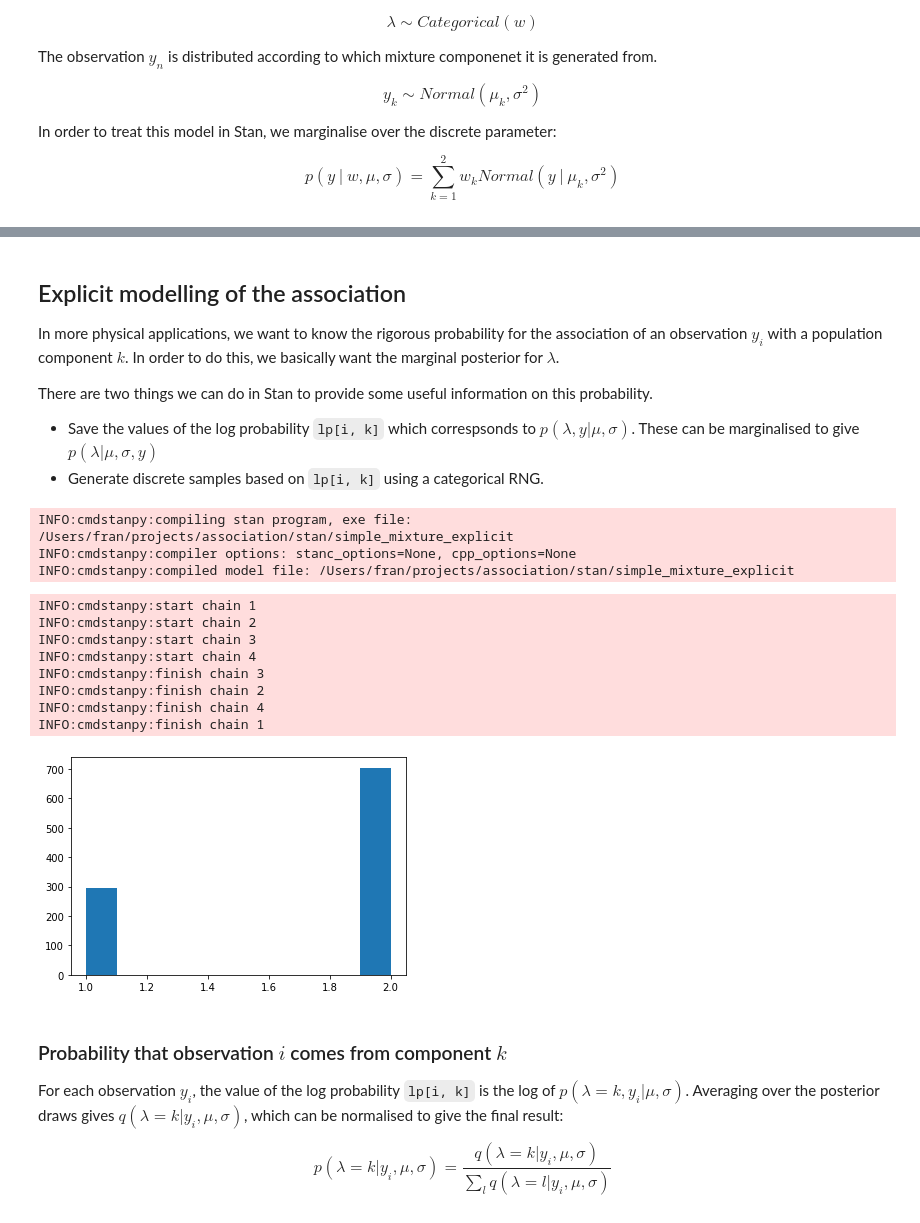
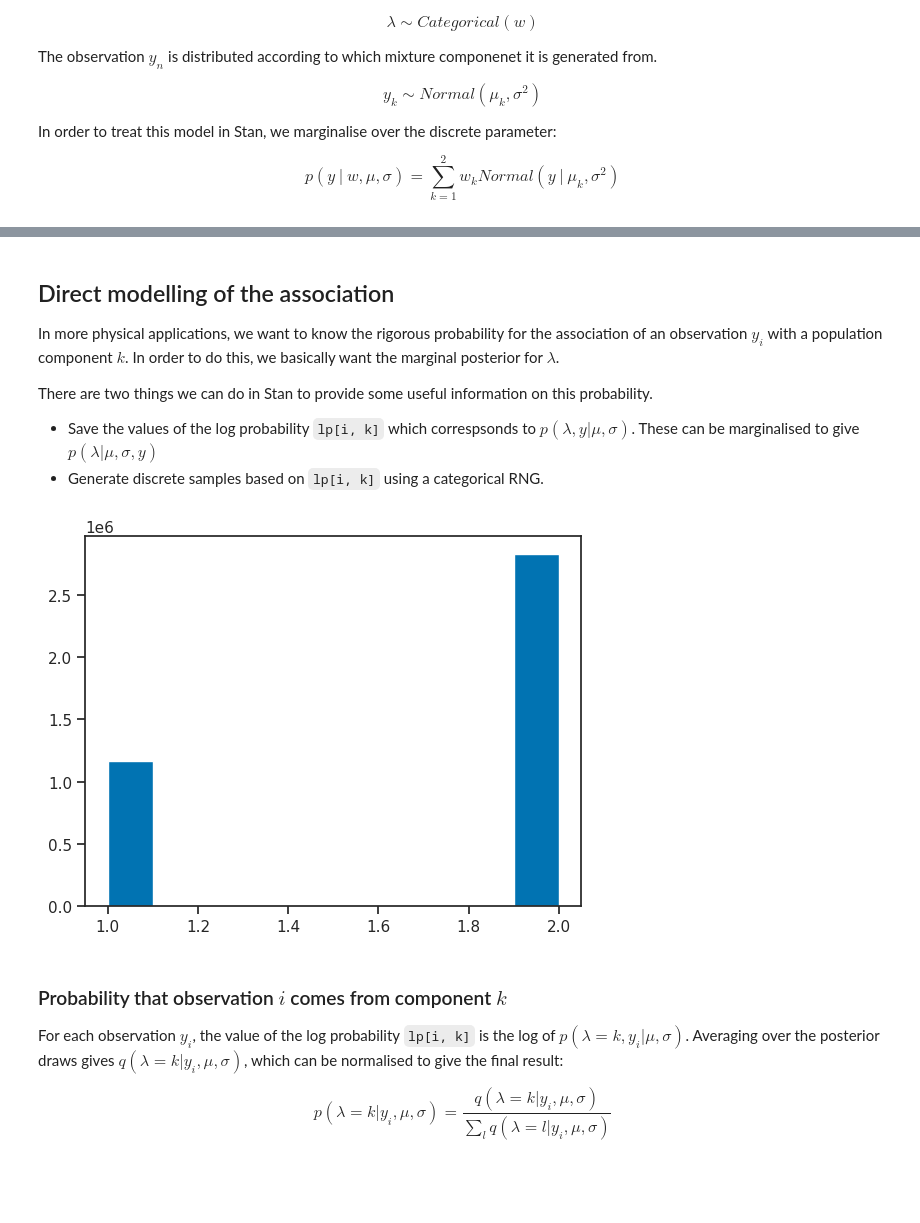
Before and after one commit to cescalara/association, a Jupyter notebook: association.ipynb, the cells around one changed output, grey strips where cells are left out. Cells and saved outputs as stored; diff of their text form; code cells hidden in the pictures; blank space fills up the shorter version.

```diff
--- a/association.ipynb
+++ b/association.ipynb
@@ -12,7 +17,7 @@ import cmdstanpy
 # %%
 # for nice plots when shown on GitHub nb viewer
 import seaborn as sns
-sns.set_context('talk')
+sns.set_context('notebook')
 sns.set_style('ticks')
 sns.set_palette('colorblind')
 # %% [markdown]
@@ -54,6 +55,6 @@ simu = simulation.sample(data=simu_parameters, fixed_param=True,
                          iter_sampling=1, chains=1, seed=42)
 
 # plot the simulation
-y_simu = simu.stan_variable("y").values[0]
+y_simu = simu.stan_variable("y")[0]
 plt.hist(y_simu);
 # %% [output]
@@ -90,5 +84,5 @@ plt.legend()
 # %% [markdown]
-## Explicit modelling of the association
+## Direct modelling of the association
 
 In more physical applications, we want to know the rigorous probability for the association of an observation $y_i$ with a population component $k$. In order to do this, we basically want the marginal posterior for $\lambda$.
 
@@ -98,31 +92,18 @@ There are two things we can do in Stan to provide some useful information on thi
 * Generate discrete samples based on `lp[i, k]` using a categorical RNG.
 # %%
 # compile a new model for the problem
-explicit_model_file = 'stan/simple_mixture_explicit.stan'
-explicit_model = cmdstanpy.CmdStanModel(stan_file=explicit_model_file)
+direct_model_file = 'stan/simple_mixture_direct.stan'
+direct_model = cmdstanpy.CmdStanModel(stan_file=direct_model_file)
-# %% [output]
-INFO:cmdstanpy:compiling stan program, exe file: /Users/fran/projects/association/stan/simple_mixture_explicit
-INFO:cmdstanpy:compiler options: stanc_options=None, cpp_options=None
-INFO:cmdstanpy:compiled model file: /Users/fran/projects/association/stan/simple_mixture_explicit
 # %%
 # fit this model
-explicit_fit = explicit_model.sample(data=data, iter_sampling=1000,
-                                     chains=4, seed=42)
+direct_fit = direct_model.sample(data=data, iter_sampling=1000,
+                                    chains=4, seed=42, show_progress=False)
-# %% [output]
-INFO:cmdstanpy:start chain 1
-INFO:cmdstanpy:start chain 2
-INFO:cmdstanpy:start chain 3
-INFO:cmdstanpy:start chain 4
-INFO:cmdstanpy:finish chain 3
-INFO:cmdstanpy:finish chain 2
-INFO:cmdstanpy:finish chain 4
-INFO:cmdstanpy:finish chain 1
 # %%
 # plot the sampled labels (bit boring as we only have 2 components)
-lam = explicit_fit.stan_variable("lambda").values[0]
+lam = direct_fit.stan_variable("lambda").flatten()
 plt.hist(lam);
 # %% [output]
-[figure, old version]
+[figure, new version]
 # %% [markdown]
 ### Probability that observation $i$ comes from component $k$
 
```
Also changed, not shown: parts of 15 cells of this notebook, 2 other files.
